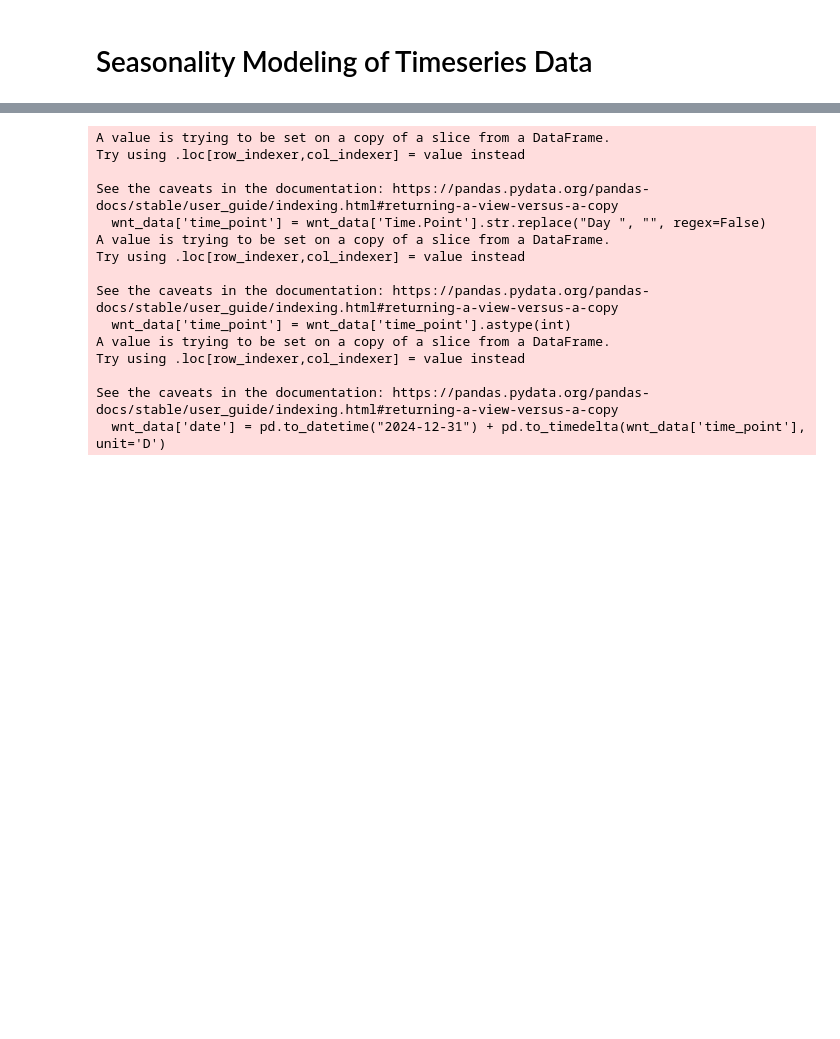
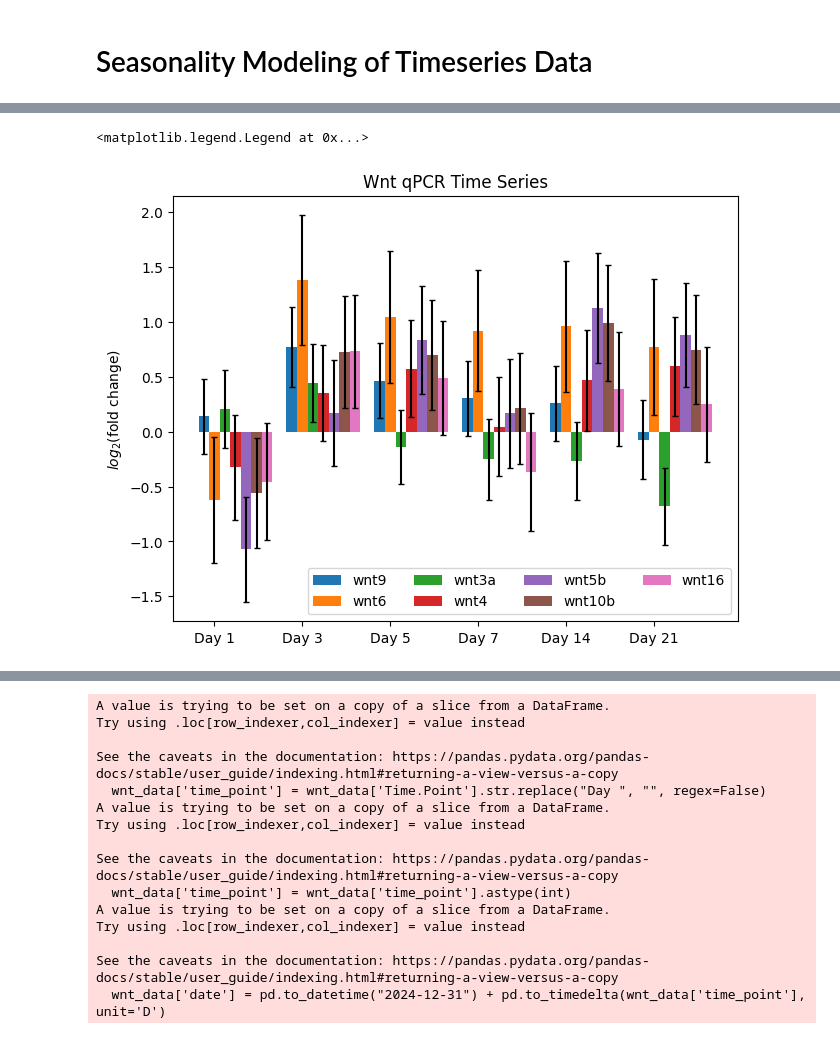
Before and after one commit to sojichld/Gene_Periodicity, a Jupyter notebook: model_seasonality.ipynb, the cells around one changed output, grey strips where cells are left out. Drawn from its saved outputs; the diff is of its cells as text; code cells hidden in the pictures; blank space fills up the shorter version.

Commit message:
Added processed data

```diff
--- a/model_seasonality.ipynb
+++ b/model_seasonality.ipynb
@@ -4,3 +4,10 @@
 import pandas as pd
 from statsmodels.tsa.seasonal import seasonal_decompose
 import matplotlib.pyplot as plt
+# %%
+#corrected data with means for each group of 5 animals
+wnt_data_corrected = pd.read_csv("wnt_corrected.csv")
+wnt_data_corrected.index = wnt_data_corrected["gene"] + wnt_data_corrected["Time.Point"].apply(lambda x: x.replace("Day ", "D."))
+wnt_data_corrected["lower_err"] = abs(wnt_data_corrected["lower"] - wnt_data_corrected["mean"])
+wnt_data_corrected["upper_err"] = abs(wnt_data_corrected["upper"] - wnt_data_corrected["mean"])
+del wnt_data_corrected["Unnamed: 0"]
@@ -6,0 +34,27 @@ import matplotlib.pyplot as plt
+# %%
+summed = {}
+data = {}
+wnt_data_corrected["time"] = wnt_data_corrected["Time.Point"].str.replace("Day ", "").astype(int)
+days = sorted(wnt_data_corrected["Time.Point"].unique(), key = lambda x: int(x.split()[1]))
+for i in wnt_data_corrected["gene"].unique():
+    temp_table = wnt_data_corrected[wnt_data_corrected["gene"] == i].sort_values(by="time")
+    data[i] = [temp_table["mean"], temp_table["lower_err"], temp_table["upper_err"]]
+for i in days:
+    summed[i] = wnt_data_corrected[wnt_data_corrected["Time.Point"] == i].sort_values(by="gene")["mean"]
+# %%
+x = np.arange(len(days))
+width = 0.12
+multiplier = 0
+fig, ax = plt.subplots(layout='constrained')
+for attribute, measurements in data.items():
+    error = np.array(measurements[1],measurements[2])
+    offset = width * multiplier
+    rects = ax.bar(x + offset, list(measurements[0]), width, label=attribute, yerr=error, capsize=2)
+    multiplier += 1
+ax.set_ylabel('$log_2$(fold change)')
+ax.set_title("Wnt qPCR Time Series")
+ax.set_xticks(x + width, days)
+ax.legend(loc='lower right', ncols=4,  )
+# %% [output]
+<matplotlib.legend.Legend at 0x...>
+[figure, added]
```
Also changed, not shown: parts of 3 cells of this notebook, 1 other file.
